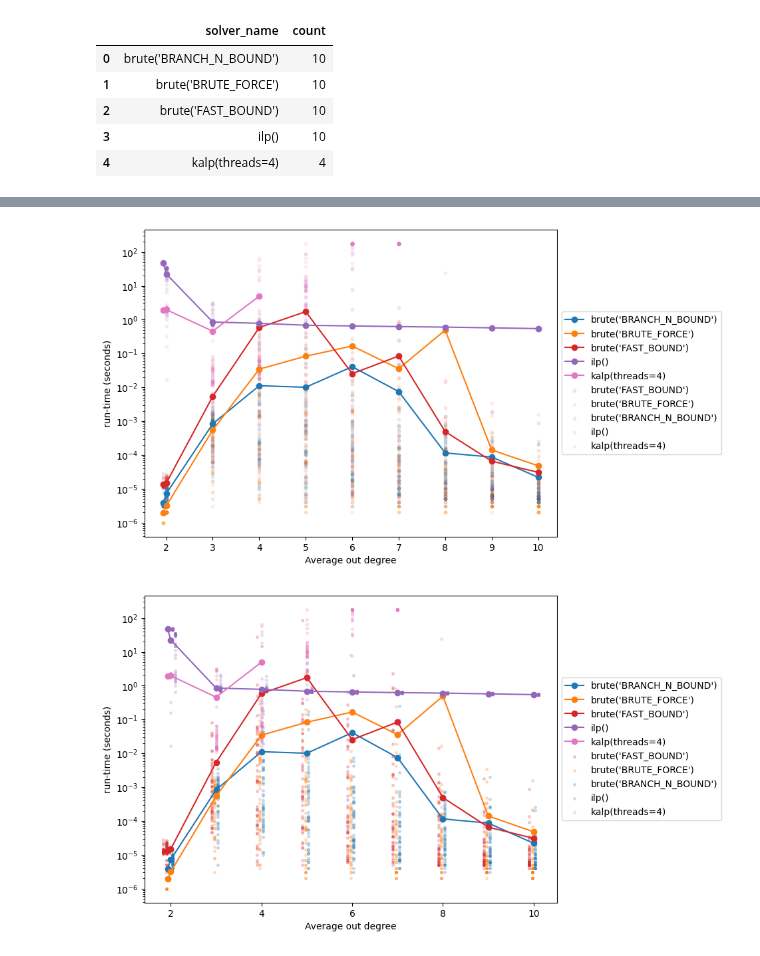
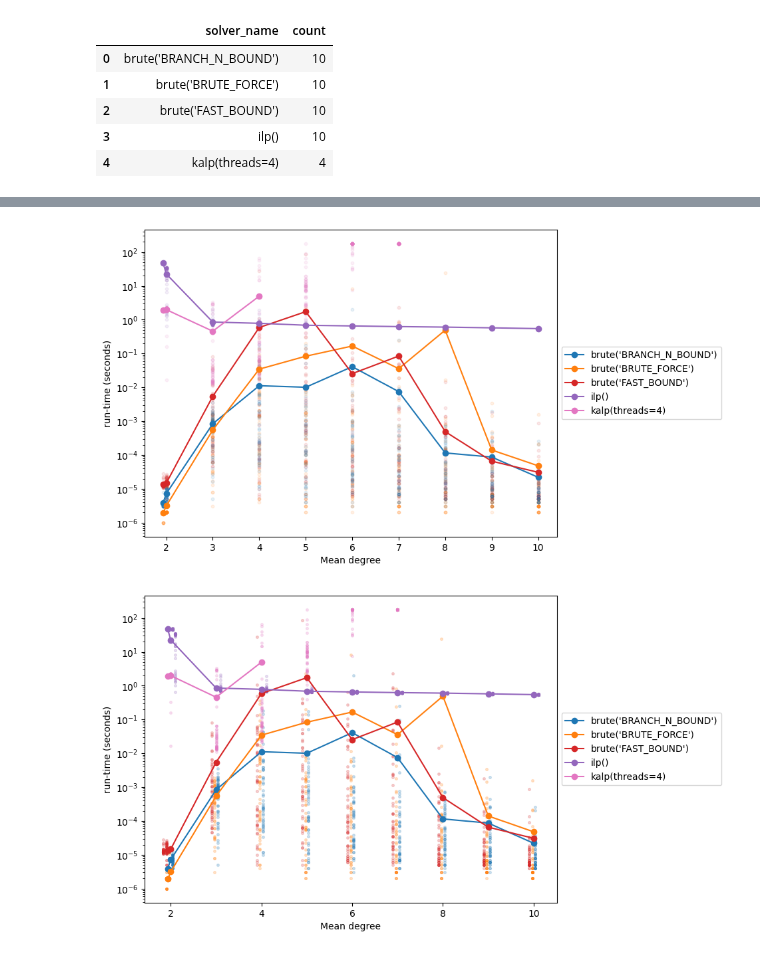
Before and after one commit to blinkybool/LongestPath, a Jupyter notebook: notebooks/benchmarking_hamiltonians.ipynb, the cells around one changed output, grey strips where cells are left out. Drawn from its saved outputs; the diff is of its cells as text; code cells hidden in the pictures.

Commit message:
change labels

```diff
--- a/notebooks/benchmarking_hamiltonians.ipynb
+++ b/notebooks/benchmarking_hamiltonians.ipynb
@@ -175,42 +175,36 @@ to_plot
 # %%
 view = df[['average_out_degree', 'solver_name','length', 'run_time']]
 
 # to_plot = df.groupby(['average_out_degree', 'solver', 'solver_name']).agg({'run_time': 'mean'}).reset_index() \
 #     .pivot(index='average_out_degree', columns='solver_name', values='run_time') \
 #     .rename(columns=lambda x: x + " (average)");
 
 to_plot.plot(style="o-", x="average_out_degree", y="run_time_mean", color=color_assignment)
 
 for solver_name in benchmark.solver_names():
     solver_df = df[df["solver_name"] == solver_name]  # Select rows where run-time is not null
     plt.scatter(
         solver_df['average_out_degree'],
         solver_df['run_time'],
         label=solver_name,
         alpha=0.1,
         s=10,
         color=color_assignment[solver_name]
     )
 
 plt.yscale('log')
-# plt.xticks(np.arange(1, 4.0, 0.5))
+
 plt.ylabel("run-time (seconds)")
-plt.xlabel("Average out degree")
-# plt.title("Longest path solve-time for random directed graphs with 50 vertices")
-# plt.axhline(y=0.015, color='black', linestyle='--', label='run-time cutoff', linewidth=1, alpha=0.5, zorder=0)
-# methods = list(to_plot.columns.droplevel())
-plt.legend(loc='center left', bbox_to_anchor=(1, 0.5))
+plt.xlabel("Mean degree")
+methods = list(to_plot.columns.droplevel())
+plt.legend(methods[1:len(methods)//2+1], loc='center left', bbox_to_anchor=(1, 0.5))
 
-# plt.legend(loc='center left', bbox_to_anchor=(1, 0.5))
-# df[df["solver"] == 0].plot(x = "average_degree", y="run_time", style="--bo", label="solver_name")
-# df[df["solver"] == 1].plot(x = "average_degree", y="run_time", style="--bo", label="solver_name")
-# plt.ylim(0, to_plot.max().max())
-# plt.ylim(0, 0.001)
+
 
 plt.gcf().set_size_inches(8, 6)
 plt.savefig(os.path.join(benchmark.benchmark_path, "plot.png"), dpi=400, bbox_inches='tight')
 # %% [output]
-[figure, old version]
+[figure, new version]
 # %%
 view = df[['average_out_degree', 'solver_name','length', 'run_time']]
 
@@ -236,16 +230,17 @@ for offset, solver_name in zip(offsets, benchmark.solver_names()):
         s=7,
         color=color_assignment[solver_name]
     )
+plt.yscale('log')
 
-plt.yscale('log')
 plt.ylabel("run-time (seconds)")
-plt.xlabel("Average out degree")
-plt.legend(loc='center left', bbox_to_anchor=(1, 0.5))
+plt.xlabel("Mean degree")
+methods = list(to_plot.columns.droplevel())
+plt.legend(methods[1:len(methods)//2+1], loc='center left', bbox_to_anchor=(1, 0.5))
 
 plt.gcf().set_size_inches(8, 6)
 plt.savefig(os.path.join(benchmark.benchmark_path, "plot.png"), dpi=400, bbox_inches='tight')
 # %% [output]
-[figure, old version]
+[figure, new version]
 # %%
 fig, ax = plt.subplots()
 
```
Also changed, not shown: parts of 2 cells of this notebook, 3 other files.
